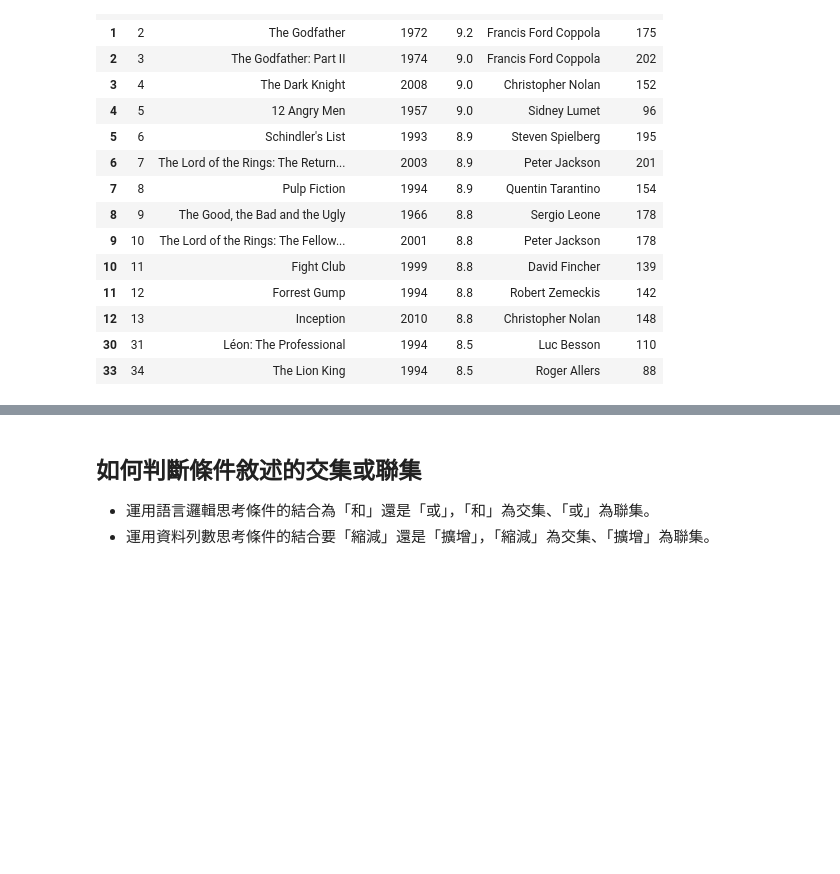
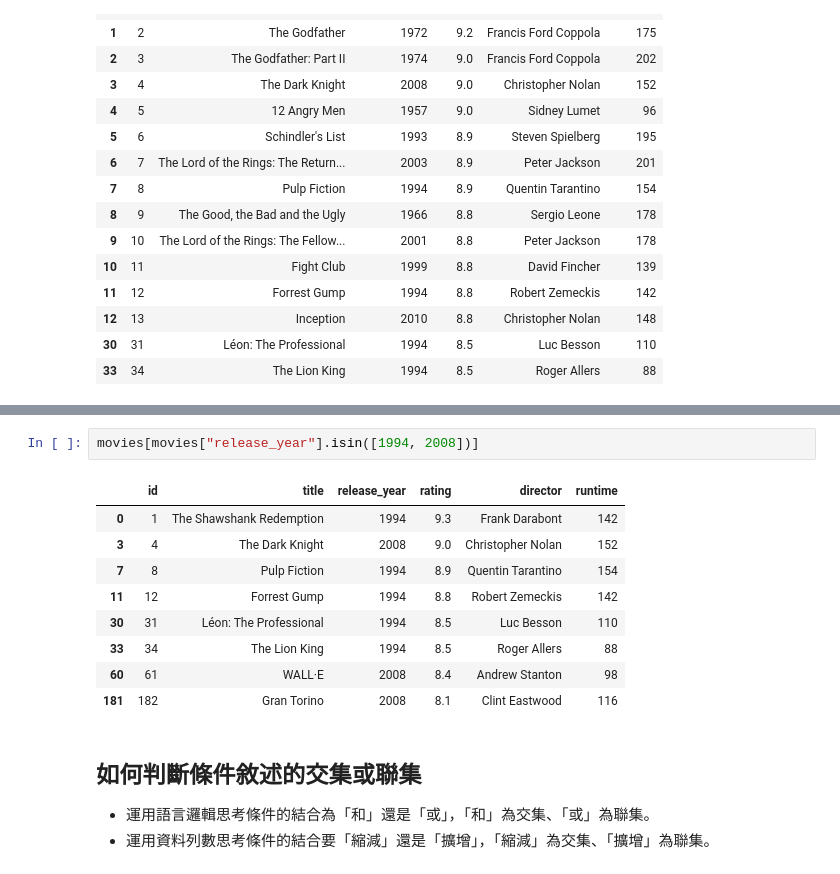
Before and after one commit to datainpoint/classroom-hahow-pythonfiftyplus, a Jupyter notebook: 15-basic-dataframe-manipulations/lecture.ipynb, the cells around one changed output, grey strips where cells are left out. Saved outputs shown, nothing was run; the diff lists cells and outputs as text; blank space fills up the shorter version.

```diff
--- a/15-basic-dataframe-manipulations/lecture.ipynb
+++ b/15-basic-dataframe-manipulations/lecture.ipynb
@@ -313,3 +346,15 @@ movies[(movies["release_year"] == 1994) | (movies["rating"] >= 8.8)]
+# %%
+movies[movies["release_year"].isin([1994, 2008])]
+# %% [output]
+|  | id | title | release_year | rating | director | runtime |
+| 0 | 1 | The Shawshank Redemption | 1994 | 9.3 | Frank Darabont | 142 |
+| 3 | 4 | The Dark Knight | 2008 | 9.0 | Christopher Nolan | 152 |
+| 7 | 8 | Pulp Fiction | 1994 | 8.9 | Quentin Tarantino | 154 |
+| 11 | 12 | Forrest Gump | 1994 | 8.8 | Robert Zemeckis | 142 |
+| 30 | 31 | Léon: The Professional | 1994 | 8.5 | Luc Besson | 110 |
+| 33 | 34 | The Lion King | 1994 | 8.5 | Roger Allers | 88 |
+| 60 | 61 | WALL·E | 2008 | 8.4 | Andrew Stanton | 98 |
+| 181 | 182 | Gran Torino | 2008 | 8.1 | Clint Eastwood | 116 |
 # %% [markdown]
 ## 如何判斷條件敘述的交集或聯集
 
```
Also changed, not shown: parts of 16 cells of this notebook, 6 other files.
